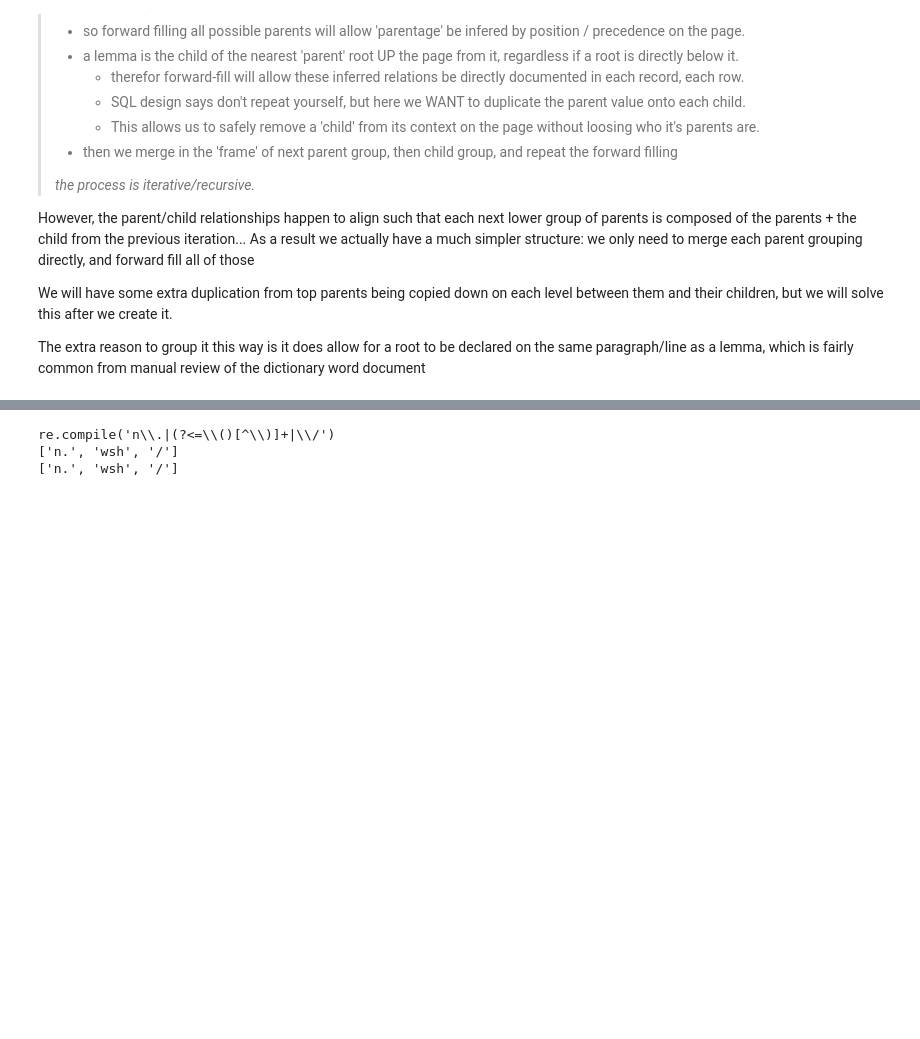
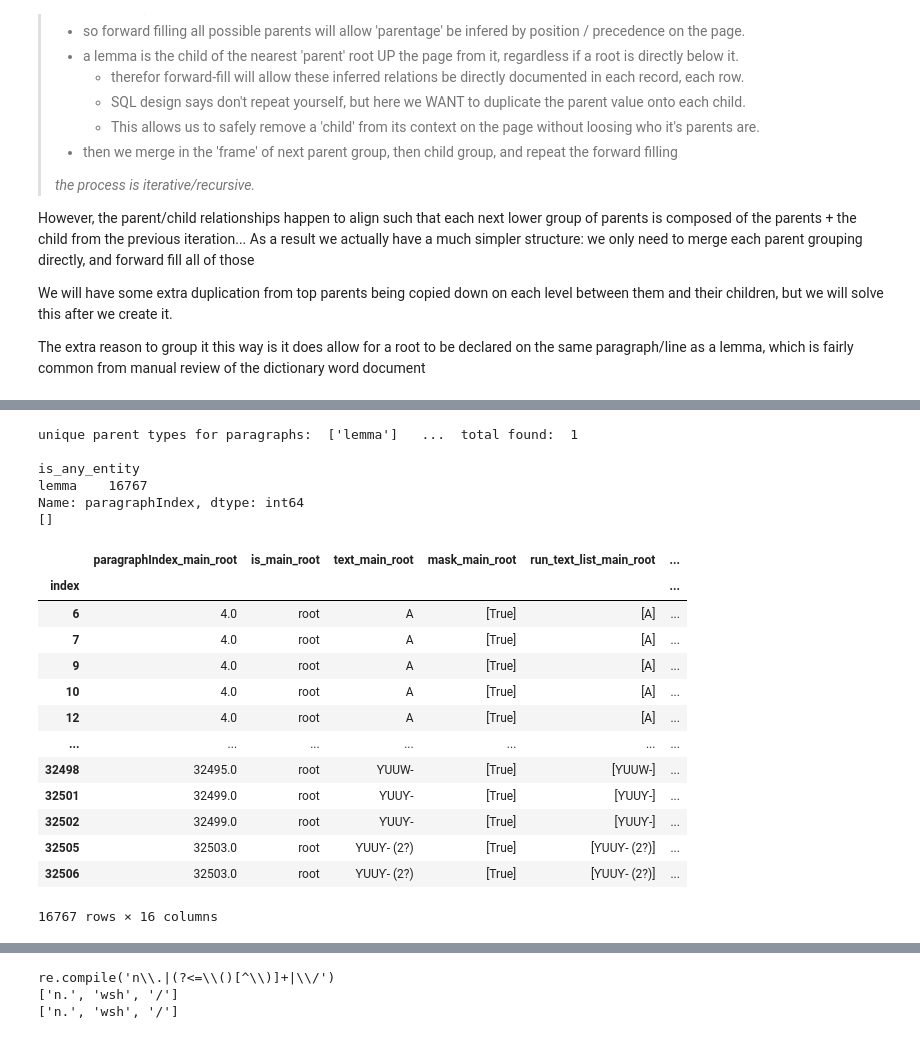
Before and after one commit to Guinean/Pular-Wordnet, a Jupyter notebook: pydantic_dictionary_frame_fork.ipynb, the cells around one changed output, grey strips where cells are left out. Saved outputs shown, nothing was run; the diff lists cells and outputs as text; code cells hidden in the pictures; blank space fills up the shorter version.

```diff
--- a/pydantic_dictionary_frame_fork.ipynb
+++ b/pydantic_dictionary_frame_fork.ipynb
@@ -209,0 +281,74 @@ Index(['paragraphIndex', 'cleaner_success_outcomes', 'is_root', 'root_text',
+# %%
+print('unique parent types for paragraphs: ',paragraphRecordsFrame['is_any_entity'].unique(),'  ...  total found: ',len(paragraphRecordsFrame['is_any_entity'].unique()),'\n')
+print(paragraphRecordsFrame.groupby('is_any_entity')['paragraphIndex'].count())
+# irregular_rootINDs = list(paragraphRecordsFrame[paragraphRecordsFrame['is_any_entity']=='root'].index)
+
+
+
+# paratext_lookup = {k:v.interogate__para_text() for k,v in parsed_object_lookup.items()}
+# all_para_text_frame = pd.Series(paratext_lookup).to_frame()
+# all_para_text_frame = expand_dataframe(all_para_text_frame,doc_para_count)
+# spread = 10
+# window_of_inds = [list(range(i-spread,i+spread)) for i in irregular_rootINDs]
+# # all_para_text_frame.loc[window_of_inds[0]]
+
+
+# print('\n')
+# objects_list = [parsed_object_lookup[i] for i in irregular_rootINDs]
+# print(objects_list[0])
+# print(objects_list[0].cleaner())
+# print(objects_list[0])
+# print('\n')
+
+# for o in objects_list:
+#    print(o,'\n')
+
+# savetup = (paragraphRecordsFrame[paragraphRecordsFrame['is_any_entity']=='root'],objects_list)
+# with open('all_white_paras.pkl', 'wb') as file:
+#    pickle.dump(savetup, file)
+
+###Output of the above code### This was resolved by correcting the cleaner function within the pydlidocx script. It was not correctly raising the boolean success parameter. Fixed this and added a logger entry for this.
+# ['lemma' 'root']
+# is_any_entity
+# lemma    16770
+# root         4
+# Name: paragraphIndex, dtype: int64
+# [1982, 1983, 9318, 20565]
+
+
+# run_text=['\t\t\t\t\t\t'] run_font_name=['Helv 8pt'] para_first_line_indent=None run_italic=[None] para_left_indent=None paragraph_enumeration=1982 run_font_size_pt=[8.0] run_bold=[None] para_text='\t\t\t\t\t\t'
+# True
+# run_text=['\t\t\t\t\t\t'] run_font_name=['Helv 8pt'] para_first_line_indent=None run_italic=[None] para_left_indent=None paragraph_enumeration=1982 run_font_size_pt=[8.0] run_bold=[None] para_text='\t\t\t\t\t\t'
+
+
+# run_text=['\t\t\t\t\t\t'] run_font_name=['Helv 8pt'] para_first_line_indent=None run_italic=[None] para_left_indent=None paragraph_enumeration=1982 run_font_size_pt=[8.0] run_bold=[None] para_text='\t\t\t\t\t\t'
+
+# run_text=['\t\t\t\t\t\t\t\t'] run_font_name=['TmsRmn 10pt'] para_first_line_indent=None run_italic=[None] para_left_indent=None paragraph_enumeration=1983 run_font_size_pt=[None] run_bold=[None] para_text='\t\t\t\t\t\t\t\t'
+
+# run_text=['\t'] run_font_name=['TmsRmn 10pt'] para_first_line_indent=None run_italic=[True] para_left_indent=None paragraph_enumeration=9318 run_font_size_pt=[None] run_bold=[None] para_text='\t'
+
+# run_text=['\t\t\t\t\t\t\t\t\t\t\t\t\t\t\t\t\t\t\t\t'] run_font_name=['TmsRmn 8pt'] para_first_line_indent=None run_italic=[None] para_left_indent=None paragraph_enumeration=20565 run_font_size_pt=[8.0] run_bold=[None] para_text='\t\t\t\t\t\t\t\t\t\t\t\t\t\t\t\t\t\t\t\t'
+# %% [output]
+unique parent types for paragraphs:  ['lemma']   ...  total found:  1
+
+is_any_entity
+lemma    16767
+Name: paragraphIndex, dtype: int64
+[]
+# %%
+paragraphRecordsFrame
+# %% [output]
+|  | paragraphIndex_main_root | is_main_root | text_main_root | mask_main_root | run_text_list_main_root | ... |
+| index |  |  |  |  |  | ... |
+| 6 | 4.0 | root | A | [True] | [A] | ... |
+| 7 | 4.0 | root | A | [True] | [A] | ... |
+| 9 | 4.0 | root | A | [True] | [A] | ... |
+| 10 | 4.0 | root | A | [True] | [A] | ... |
+| 12 | 4.0 | root | A | [True] | [A] | ... |
+| ... | ... | ... | ... | ... | ... | ... |
+| 32498 | 32495.0 | root | ƳUUW- | [True] | [ƳUUW-] | ... |
+| 32501 | 32499.0 | root | ƳUUƳ- | [True] | [ƳUUƳ-] | ... |
+| 32502 | 32499.0 | root | ƳUUƳ- | [True] | [ƳUUƳ-] | ... |
+| 32505 | 32503.0 | root | ƳUUƳ- (2?) | [True] | [ƳUUƳ- (2?)] | ... |
+| 32506 | 32503.0 | root | ƳUUƳ- (2?) | [True] | [ƳUUƳ- (2?)] | ... |
+16767 rows × 16 columns
```
Also changed, not shown: parts of 18 cells of this notebook, 2 other files.
